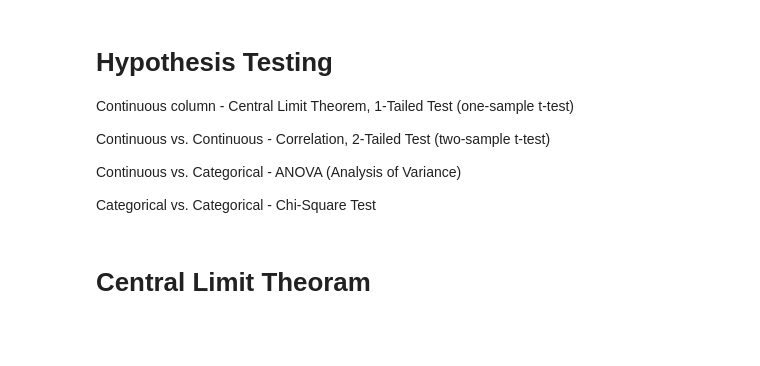
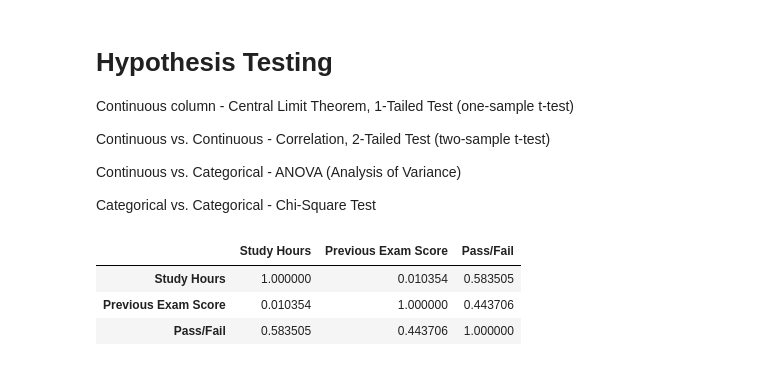
Before and after one commit to Saravanan-20G/Dataset-Studentexam, a Jupyter notebook: studentexam.ipynb, the cells around one changed output. Cells and saved outputs as stored; diff of their text form; code cells hidden in the pictures; blank space fills up the shorter version.

```diff
--- a/studentexam.ipynb
+++ b/studentexam.ipynb
@@ -68,5 +72,10 @@ Continuous vs. Continuous - Correlation, 2-Tailed Test (two-sample t-test)
 Continuous vs. Categorical - ANOVA (Analysis of Variance)
 
 Categorical vs. Categorical - Chi-Square Test
-# %% [markdown]
-# Central Limit Theoram
+# %%
+df.corr()
+# %% [output]
+|  | Study Hours | Previous Exam Score | Pass/Fail |
+| Study Hours | 1.000000 | 0.010354 | 0.583505 |
+| Previous Exam Score | 0.010354 | 1.000000 | 0.443706 |
+| Pass/Fail | 0.583505 | 0.443706 | 1.000000 |
```
Also changed, not shown: parts of 9 cells of this notebook.
